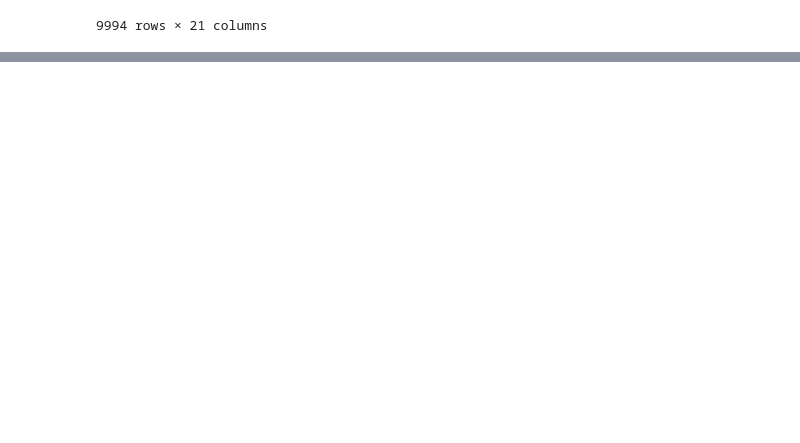
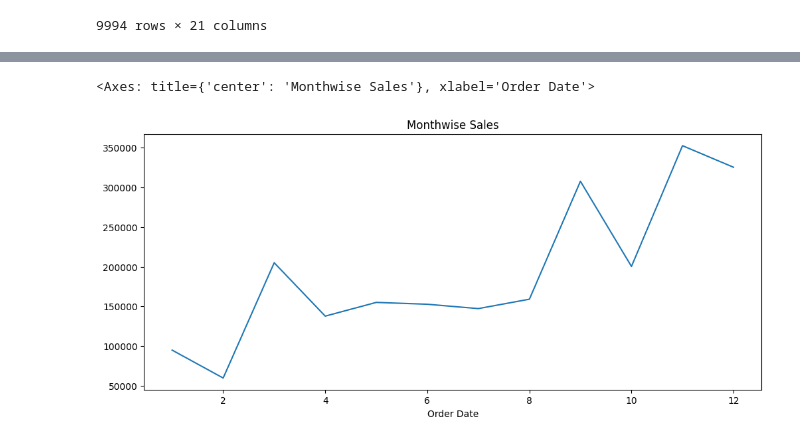
Before and after one commit to tanmoychakraborty00001-a11y/data-science-learning, a Jupyter notebook: Projects/Projects01_Data-Science/DS_Mini-Projects/MP01_Sales_EDA/MP01_Sales_EDA.ipynb, the cells around one changed output, grey strips where cells are left out. Cells and saved outputs as stored; diff of their text form; code cells hidden in the pictures; blank space fills up the shorter version.

```diff
--- a/Projects/Projects01_Data-Science/DS_Mini-Projects/MP01_Sales_EDA/MP01_Sales_EDA.ipynb
+++ b/Projects/Projects01_Data-Science/DS_Mini-Projects/MP01_Sales_EDA/MP01_Sales_EDA.ipynb
@@ -24,0 +208,3 @@ df
+# %%
+month_sales = df.groupby(df['Order Date'].dt.month)['Sales'].sum()
+month_sales
@@ -24,0 +226,5 @@ df
+# %%
+month_sales.plot(figsize=(12,5), title='Monthwise Sales')
+# %% [output]
+<Axes: title={'center': 'Monthwise Sales'}, xlabel='Order Date'>
+[figure, added]
```
Also changed, not shown: parts of 21 cells of this notebook.
